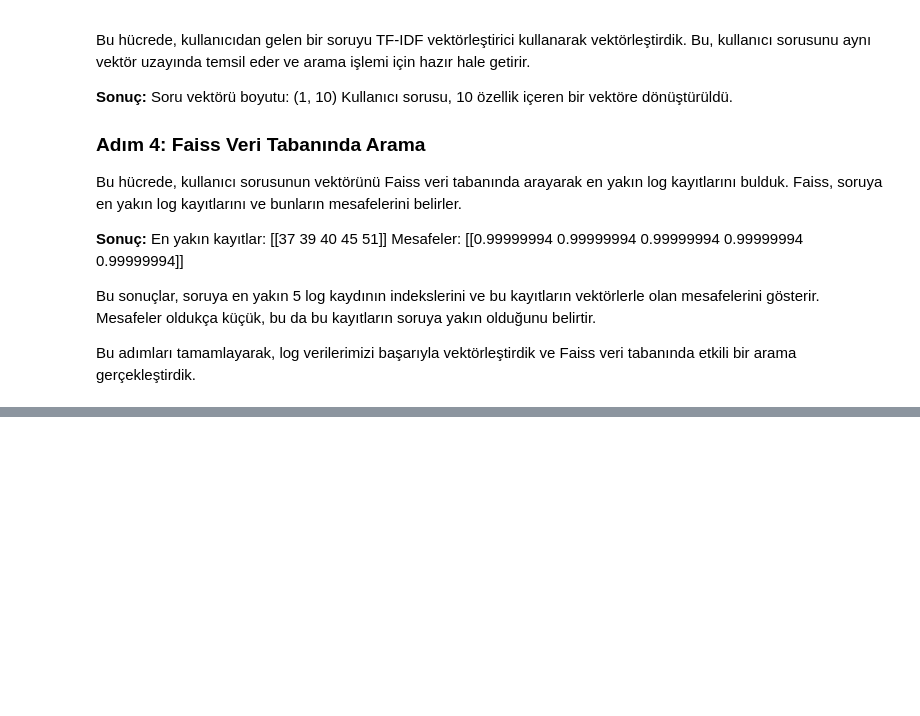
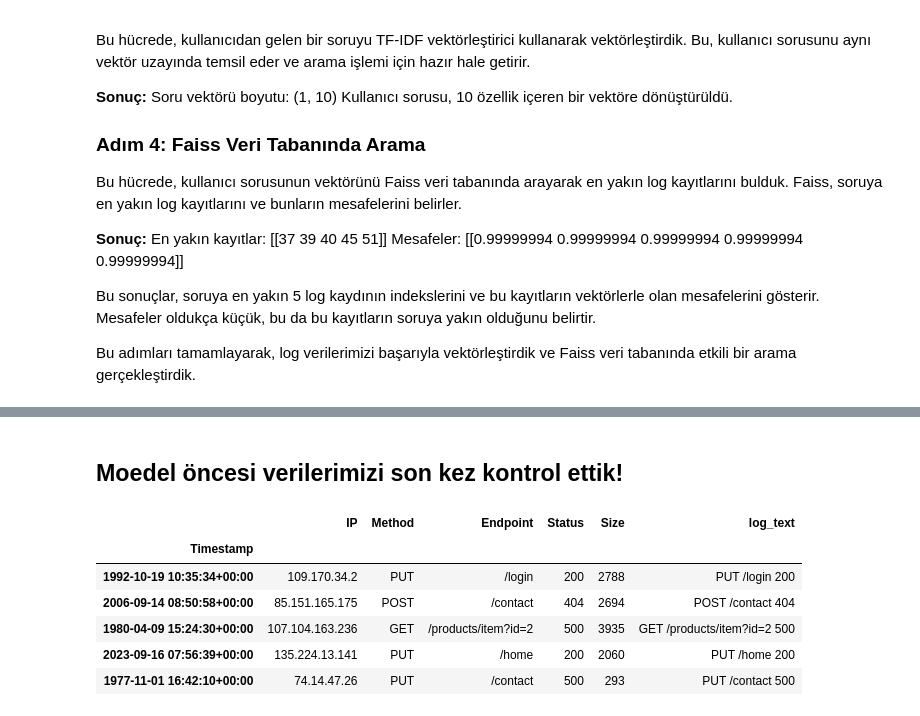
Before and after one commit to haremir/Web_traffic_QA, a Jupyter notebook: main.ipynb, the cells around one changed output, grey strips where cells are left out. Cells and saved outputs as stored; diff of their text form; code cells hidden in the pictures; blank space fills up the shorter version.

```diff
--- a/main.ipynb
+++ b/main.ipynb
@@ -427,0 +391,16 @@ retriever = RagRetriever.from_pretrained(
+# %% [markdown]
+## Moedel öncesi verilerimizi son kez kontrol ettik!
+# %%
+# Rastgele 500 kayıt seçtik
+df_sample = df.sample(n=500, random_state=1)
+
+# Küçültülmüş veri kümesini inceledik
+df_sample.head()
+# %% [output]
+|  | IP | Method | Endpoint | Status | Size | log_text |
+| Timestamp |  |  |  |  |  |  |
+| 1992-10-19 10:35:34+00:00 | 109.170.34.2 | PUT | /login | 200 | 2788 | PUT /login 200 |
+| 2006-09-14 08:50:58+00:00 | 85.151.165.175 | POST | /contact | 404 | 2694 | POST /contact 404 |
+| 1980-04-09 15:24:30+00:00 | 107.104.163.236 | GET | /products/item?id=2 | 500 | 3935 | GET /products/item?id=2 500 |
+| 2023-09-16 07:56:39+00:00 | 135.224.13.141 | PUT | /home | 200 | 2060 | PUT /home 200 |
+| 1977-11-01 16:42:10+00:00 | 74.14.47.26 | PUT | /contact | 500 | 293 | PUT /contact 500 |
```
Also changed, not shown: parts of 24 cells of this notebook.
